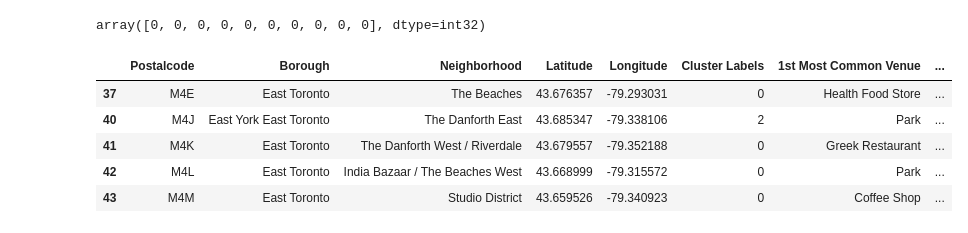
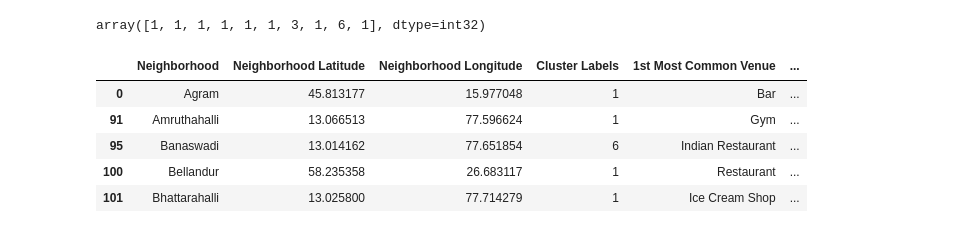
Before and after one commit to gopalsadige/battleofneighborhoods, a Jupyter notebook: SegmentingandClusteringNeighborhoodsinToronto.ipynb, the cells around one changed output. Saved outputs shown, nothing was run; the diff lists cells and outputs as text; code cells hidden in the pictures.

Commit message:
Published from Watson Studio.

```diff
--- a/SegmentingandClusteringNeighborhoodsinToronto.ipynb
+++ b/SegmentingandClusteringNeighborhoodsinToronto.ipynb
@@ -267,4 +290,4 @@ toronto_onehot.shape
 # %%
-toronto_grouped = toronto_onehot.groupby('Neighborhood').mean().reset_index()
-toronto_grouped
+bangalore_grouped = bangalore_onehot.groupby('Neighborhood').mean().reset_index()
+bangalore_grouped
 # %% [output]
@@ -288,9 +311,9 @@ toronto_grouped
 # %%
-num_top_venues = 5
+num_top_venues = 10
 
-for hood in toronto_grouped['Neighborhood']:
+for hood in bangalore_grouped['Neighborhood']:
     print("----"+hood+"----")
-    temp = toronto_grouped[toronto_grouped['Neighborhood'] == hood].T.reset_index()
+    temp = bangalore_grouped[bangalore_grouped['Neighborhood'] == hood].T.reset_index()
     temp.columns = ['venue','freq']
     temp = temp.iloc[1:]
     temp['freq'] = temp['freq'].astype(float)
@@ -336,10 +359,10 @@ for ind in np.arange(num_top_venues):
 
 # create a new dataframe
 neighborhoods_venues_sorted = pd.DataFrame(columns=columns)
-neighborhoods_venues_sorted['Neighborhood'] = toronto_grouped['Neighborhood']
+neighborhoods_venues_sorted['Neighborhood'] = bangalore_grouped['Neighborhood']
 
-for ind in np.arange(toronto_grouped.shape[0]):
-    neighborhoods_venues_sorted.iloc[ind, 1:] = return_most_common_venues(toronto_grouped.iloc[ind, :], num_top_venues)
+for ind in np.arange(bangalore_grouped.shape[0]):
+    neighborhoods_venues_sorted.iloc[ind, 1:] = return_most_common_venues(bangalore_grouped.iloc[ind, :], num_top_venues)
 
 neighborhoods_venues_sorted.head()
 # %% [output]
@@ -352,30 +392,30 @@ neighborhoods_venues_sorted.head()
 # %%
 # set number of clusters
-kclusters = 5
+kclusters = 8
 
-toronto_grouped_clustering = toronto_grouped.drop('Neighborhood', 1)
+bangalore_grouped_clustering = bangalore_grouped.drop('Neighborhood', 1)
 
 # run k-means clustering
-kmeans = KMeans(n_clusters=kclusters, random_state=0).fit(toronto_grouped_clustering)
+kmeans = KMeans(n_clusters=kclusters, random_state=0).fit(bangalore_grouped_clustering)
 
 # check cluster labels generated for each row in the dataframe
 kmeans.labels_[0:10]
 # %% [output]
-array([0, 0, 0, 0, 0, 0, 0, 0, 0, 0], dtype=int32)
+array([1, 1, 1, 1, 1, 1, 3, 1, 6, 1], dtype=int32)
 # %%
 # add clustering labels
 neighborhoods_venues_sorted.insert(0, 'Cluster Labels', kmeans.labels_)
 
-toronto_merged = toronto_data
+bangalore_merged = bangalore_venues[bangalore_venues.columns[0:3]].drop_duplicates()
 
-# merge toronto_grouped with toronto_grouped to add latitude/longitude for each neighborhood
-toronto_merged = toronto_merged.join(neighborhoods_venues_sorted.set_index('Neighborhood'), on='Neighborhood')
+# merge toronto_grouped with bangalore_grouped to add latitude/longitude for each neighborhood
+bangalore_merged = bangalore_merged.join(neighborhoods_venues_sorted.set_index('Neighborhood'), on='Neighborhood')
 
-toronto_merged.head() # check the last columns!
+bangalore_merged.head() # check the last columns!
 # %% [output]
-|  | Postalcode | Borough | Neighborhood | Latitude | Longitude | Cluster Labels | 1st Most Common Venue | ... |
-| 37 | M4E | East Toronto | The Beaches | 43.676357 | -79.293031 | 0 | Health Food Store | ... |
-| 40 | M4J | East York East Toronto | The Danforth East | 43.685347 | -79.338106 | 2 | Park | ... |
-| 41 | M4K | East Toronto | The Danforth West / Riverdale | 43.679557 | -79.352188 | 0 | Greek Restaurant | ... |
-| 42 | M4L | East Toronto | India Bazaar / The Beaches West | 43.668999 | -79.315572 | 0 | Park | ... |
-| 43 | M4M | East Toronto | Studio District | 43.659526 | -79.340923 | 0 | Coffee Shop | ... |
+|  | Neighborhood | Neighborhood Latitude | Neighborhood Longitude | Cluster Labels | 1st Most Common Venue | ... |
+| 0 | Agram | 45.813177 | 15.977048 | 1 | Bar | ... |
+| 91 | Amruthahalli | 13.066513 | 77.596624 | 1 | Gym | ... |
+| 95 | Banaswadi | 13.014162 | 77.651854 | 6 | Indian Restaurant | ... |
+| 100 | Bellandur | 58.235358 | 26.683117 | 1 | Restaurant | ... |
+| 101 | Bhattarahalli | 13.025800 | 77.714279 | 1 | Ice Cream Shop | ... |
```
Also changed, not shown: parts of 68 cells of this notebook.
